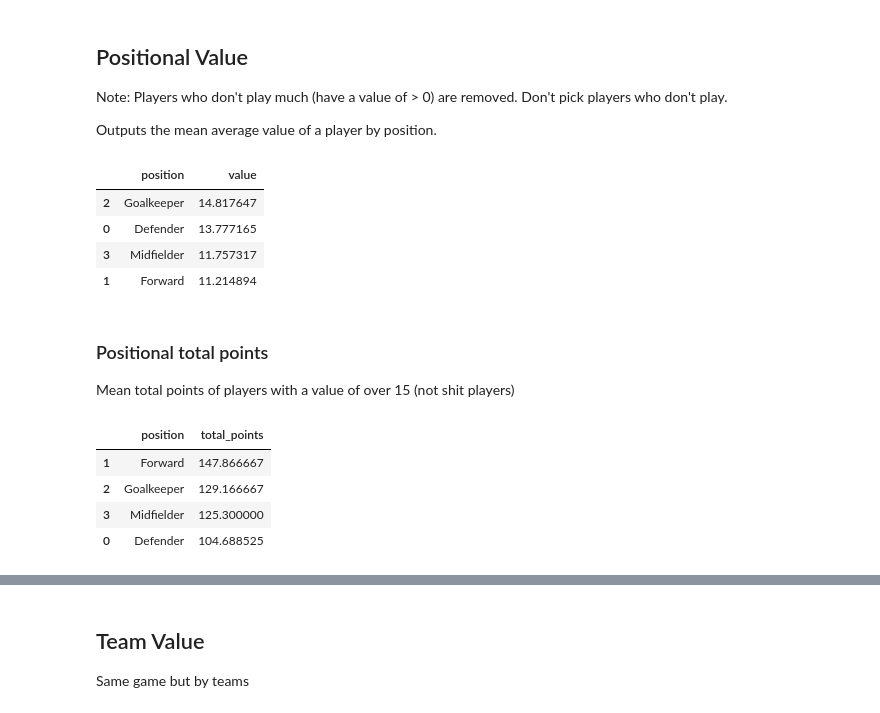
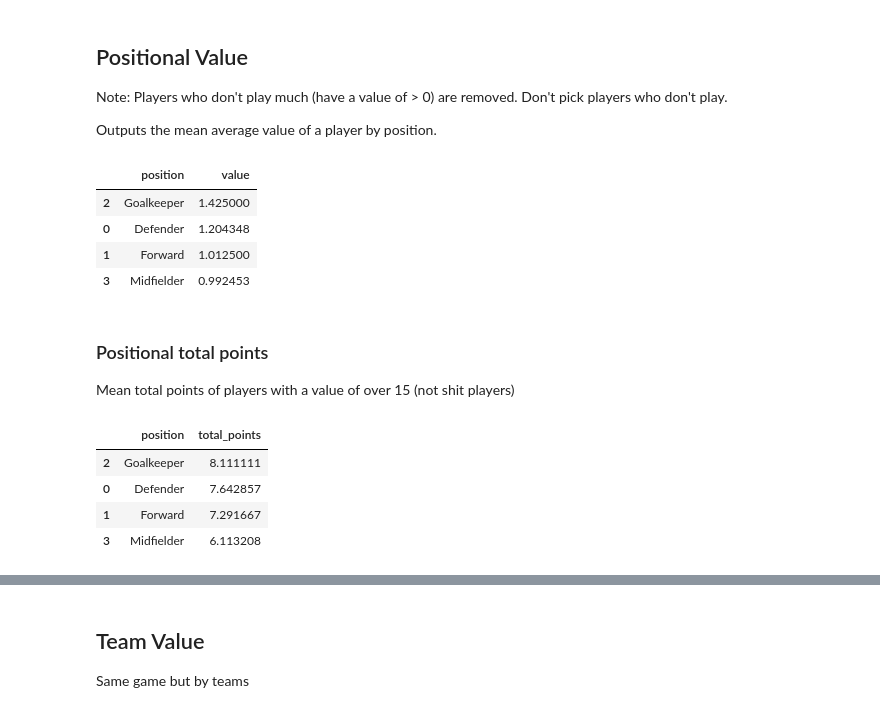
Before and after one commit to adtaylor/fpl2021, a Jupyter notebook: Best Value Players.ipynb, the cells around one changed output, grey strips where cells are left out. Saved outputs shown, nothing was run; the diff lists cells and outputs as text; code cells hidden in the pictures.

```diff
--- a/Best Value Players.ipynb
+++ b/Best Value Players.ipynb
@@ -13,7 +13,10 @@ json = r.json()
 elements_df = pd.DataFrame(json['elements'])
 elements_types_df = pd.DataFrame(json['element_types'])
 teams_df = pd.DataFrame(json['teams'])
-slim_elements_df = elements_df[['second_name','team','element_type','value_season','total_points', 'now_cost']]
+events_df = pd.DataFrame(json["events"])
+completed_events_df = events_df.loc[events_df.finished == True]
+COMPLETED_GW = completed_events_df['id'].iloc[-1]
+slim_elements_df = elements_df[['second_name','team','element_type','value_season','total_points', 'now_cost', 'minutes']]
 # %% [markdown]
 ## Clean data
 # %%
@@ -61,25 +69,25 @@ Note: Players who don't play much (have a value of > 0) are removed. Don't pick
 
 Outputs the mean average value of a player by position.
 # %%
-slim_elements_df = slim_elements_df.loc[slim_elements_df.value > 0]
+slim_elements_df = slim_elements_df.loc[slim_elements_df.minutes > (70 * COMPLETED_GW)]
 pivot = slim_elements_df.pivot_table(index='position',values='value',aggfunc=np.mean).reset_index()
 pivot.sort_values('value',ascending=False)
 # %% [output]
 |  | position | value |
-| 2 | Goalkeeper | 14.817647 |
-| 0 | Defender | 13.777165 |
-| 3 | Midfielder | 11.757317 |
-| 1 | Forward | 11.214894 |
+| 2 | Goalkeeper | 1.425000 |
+| 0 | Defender | 1.204348 |
+| 1 | Forward | 1.012500 |
+| 3 | Midfielder | 0.992453 |
 # %% [markdown]
 ### Positional total points
 Mean total points of players with a value of over 15 (not shit players)
 # %%
-slim_high_value_elements_df = slim_elements_df.loc[slim_elements_df.value > 15]
+slim_high_value_elements_df = slim_elements_df.loc[slim_elements_df.total_points > (1.75 * COMPLETED_GW)]
 pivot = slim_high_value_elements_df.pivot_table(index='position',values='total_points',aggfunc=np.mean).reset_index()
 pivot.sort_values('total_points',ascending=False)
 # %% [output]
 |  | position | total_points |
-| 1 | Forward | 147.866667 |
-| 2 | Goalkeeper | 129.166667 |
-| 3 | Midfielder | 125.300000 |
-| 0 | Defender | 104.688525 |
+| 2 | Goalkeeper | 8.111111 |
+| 0 | Defender | 7.642857 |
+| 1 | Forward | 7.291667 |
+| 3 | Midfielder | 6.113208 |
```
Also changed, not shown: parts of 24 cells of this notebook, 3 other files.
